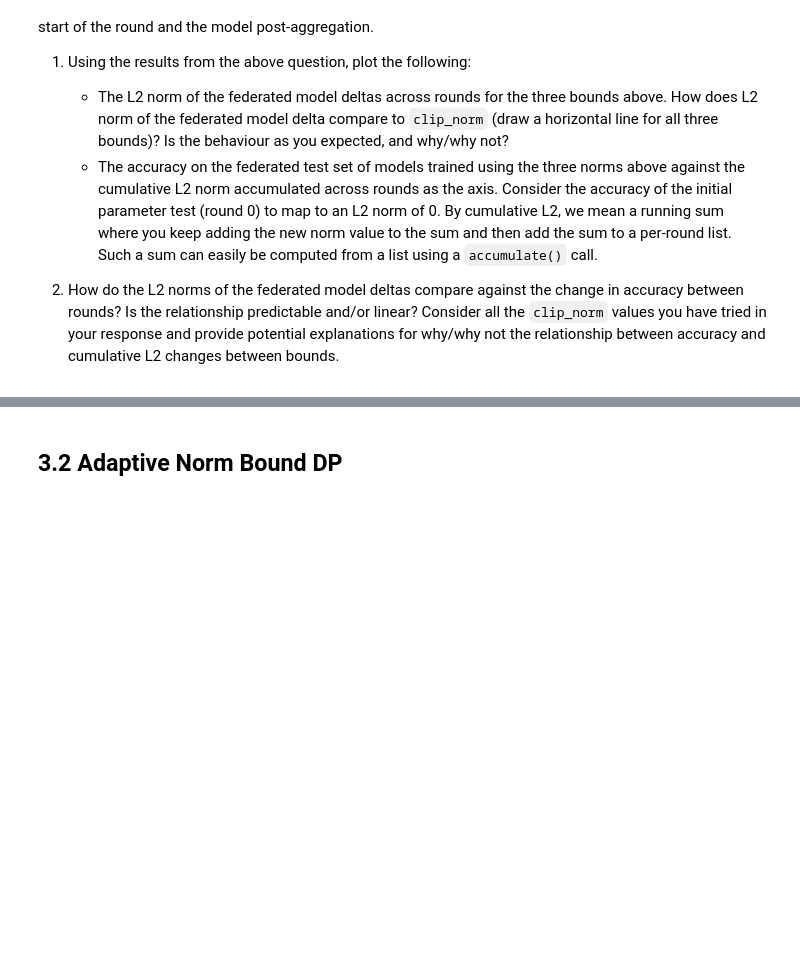
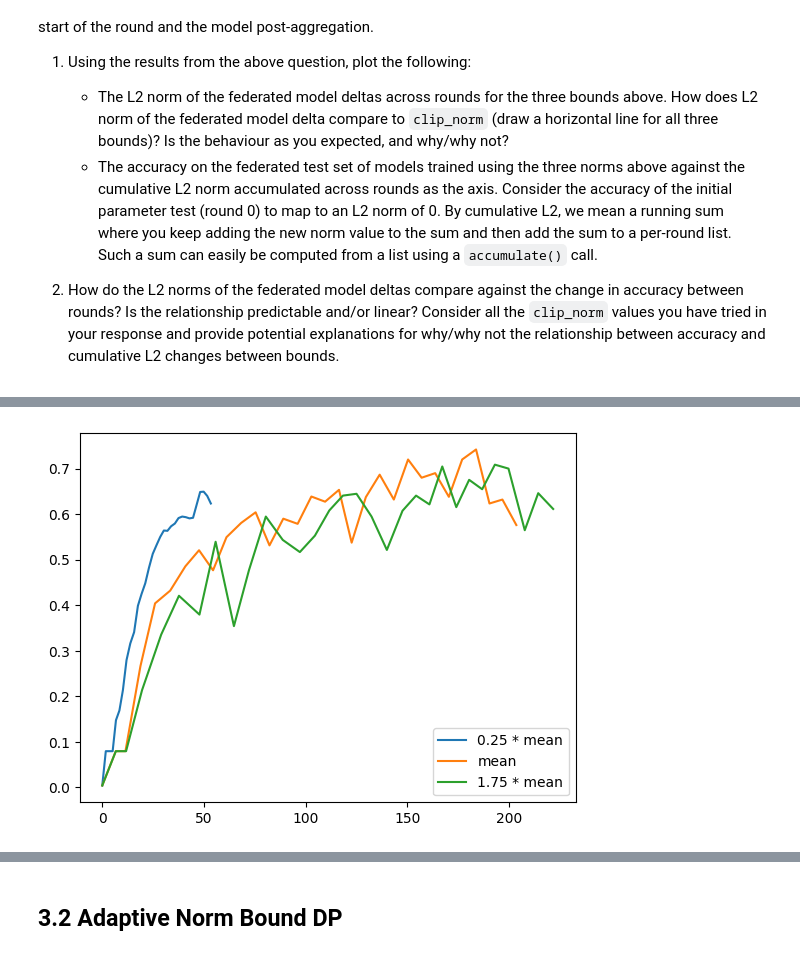
Before and after one commit to satnavpt/L361-Federated-Learning, a Jupyter notebook: L361_Lab_4_Privacy_And_Security_Part_1.ipynb, the cells around one changed output, grey strips where cells are left out. Saved outputs shown, nothing was run; the diff lists cells and outputs as text; code cells hidden in the pictures; blank space fills up the shorter version.

```diff
--- a/L361_Lab_4_Privacy_And_Security_Part_1.ipynb
+++ b/L361_Lab_4_Privacy_And_Security_Part_1.ipynb
@@ -868,13 +931,17 @@ plt.show()
 # %%
 clip_norm_experiment_labels = {str(0.25 * mean): "0.25 * mean", str(mean): "mean", str(1.75 * mean): "1.75 * mean"}
 for k, v in clip_norm_results.items():
   p,h = v
-  rounds = range(31)
   accuracies = [a for r, a in h.metrics_centralized["accuracy"]]
-  norms = np.cumsum([0.] + [n for r, n in h.metrics_distributed_fit["agg_delta"]])
+  norms = np.cumsum([0.] + [n for r, n in h.metrics_distributed_fit["agg_norm"]])
+  # print(norms)
+  # norms2 = np.cumsum([0.] + [d['avg'] for r, d in h.metrics_distributed_fit["l2_norm"]])
+  # print(norms2)
   plt.plot(norms, accuracies, label=clip_norm_experiment_labels[k])
 plt.legend()
 plt.show()
+# %% [output]
+[figure, added]
 # %%
 clip_norm_experiment_labels = {str(0.25 * mean): "0.25 * mean", str(mean): "mean", str(1.75 * mean): "1.75 * mean"}
 for k, v in clip_norm_results.items():
```
Also changed, not shown: parts of 28 cells of this notebook.
